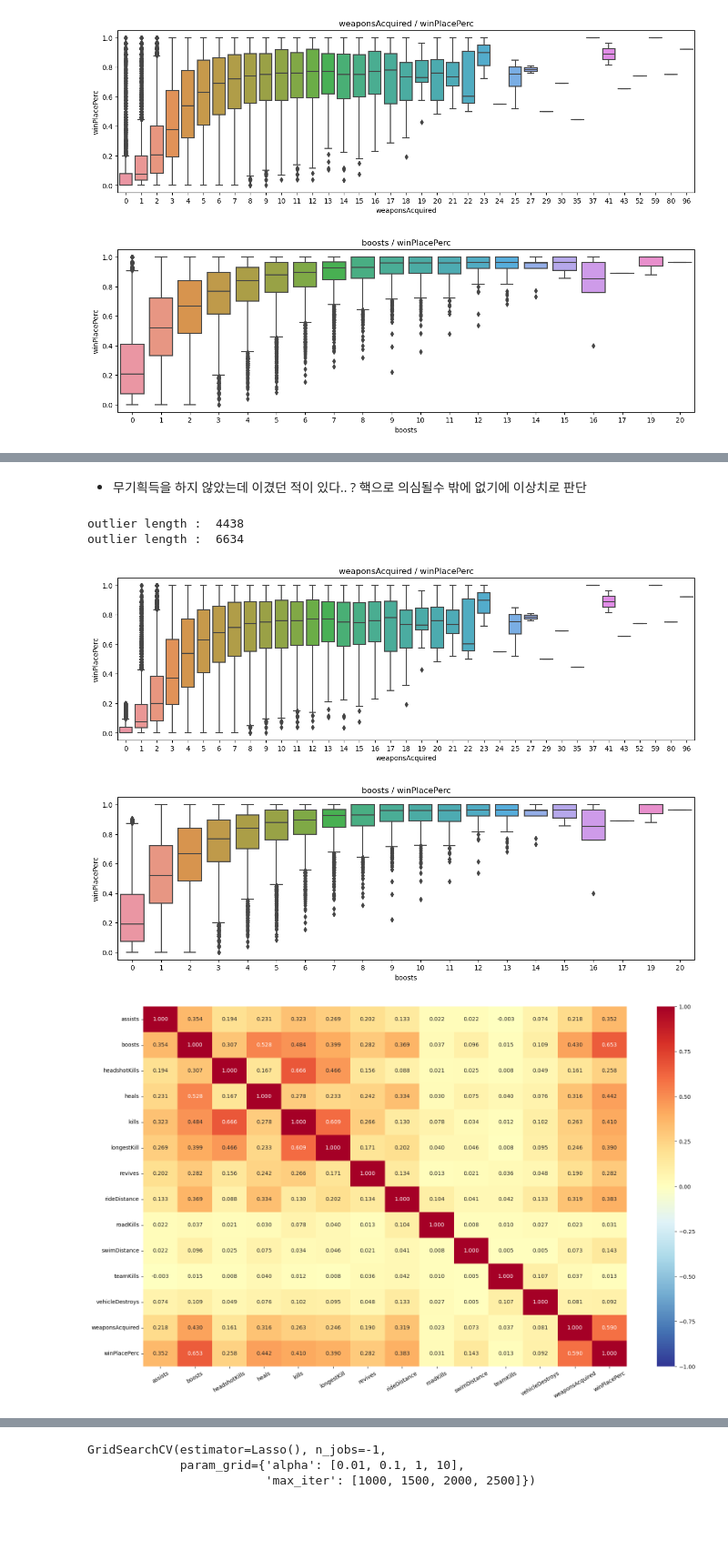
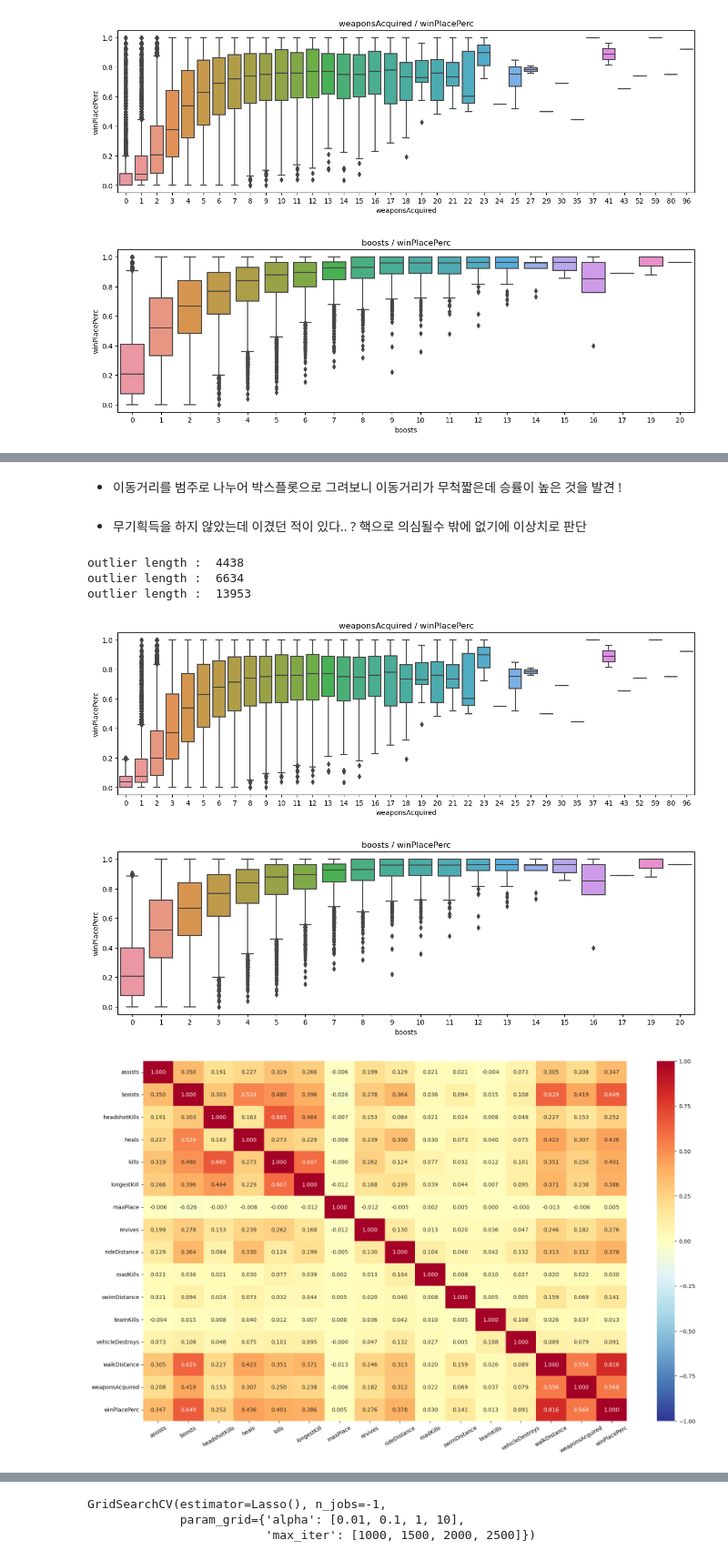
Before and after one commit to KymCat/DataProcessing, a Jupyter notebook: PUBG_Data_processing.ipynb, the cells around one changed output, grey strips where cells are left out. Shown at 91% size. Cells and saved outputs as stored; diff of their text form; code cells hidden in the pictures; blank space fills up the shorter version.

Commit message:
PUBG Data Processing Study v3

```diff
--- a/PUBG_Data_processing.ipynb
+++ b/PUBG_Data_processing.ipynb
@@ -127,8 +127,8 @@ Index(['Id', 'groupId', 'matchId', 'assists', 'boosts', 'damageDealt', 'DBNOs',
 #print(squad_data.info())
 
 # 승률 예측시 필요없는 열 삭제
-# Id groupId matchId matchType matchDuration maxPlace killPoints winPoints rankPoints REMOVE
-remove_list = ['Id', 'groupId', 'matchId', 'matchType', 'matchDuration', 'maxPlace', 'killPoints', 'winPoints', 'rankPoints']
+# Id groupId matchId matchType matchDuration killPoints winPoints rankPoints REMOVE
+remove_list = ['Id', 'groupId', 'matchId', 'matchType', 'matchDuration', 'killPoints', 'winPoints', 'rankPoints']
 temp_data = squad_data.copy()
 temp_data.drop(remove_list, axis = 1, inplace=True)
 
@@ -191,6 +188,6 @@ plt.show()
 # %%
 temp_data_2 = temp_data.copy()
-remove_list = ['numGroups', 'killPlace', 'damageDealt', 'killStreaks', 'DBNOs', 'walkDistance']
+remove_list = ['numGroups', 'killPlace', 'damageDealt', 'killStreaks', 'DBNOs']
 
 temp_data_2.drop(remove_list, axis = 1, inplace = True)
 
@@ -260,3 +269,5 @@ Text(0.5, 1.0, 'boosts / winPlacePerc')
+# %% [markdown]
+* 이동거리를 범주로 나누어 박스플롯으로 그려보니 이동거리가 무척짧은데 승률이 높은 것을 발견 !
 # %% [markdown]
 * 무기흭득을 하지 않았는데 이겼던 적이 있다.. ? 핵으로 의심될수 밖에 없기에 이상치로 판단
 # %%
@@ -279,36 +290,41 @@ def remove_outlier(data, col, remove_cg_value) :  # remove_cg_value는 이상치
 data_copy = data_input.copy()
 data_copy = remove_outlier(data_copy, 'weaponsAcquired',0)
 data_copy = remove_outlier(data_copy, 'boosts',0)
+
+remove_index = data_copy.loc[data_copy['walkDistance'] == 0.0].index
+print("outlier length : ",len(remove_index))
+data_copy.drop(remove_index, axis = 0, inplace = True)
 
 # 박스 플롯
 fig, axs = plt.subplots(2,1, figsize = (15,10))
 sns.boxplot(x = 'weaponsAcquired', y = 'winPlacePerc', data = data_copy, ax = axs[0])
 axs[0].set_title('weaponsAcquired / winPlacePerc')
 
 plt.subplots_adjust(hspace = 0.35)
 sns.boxplot(x = 'boosts', y = 'winPlacePerc', data = data_copy, ax = axs[1])
 axs[1].set_title('boosts / winPlacePerc')
 
 plt.figure(figsize = (20, 12))
 sns.heatmap(data_copy.corr(),
             annot = True,            # 숫자(상관계수) 표기 여부
             fmt = '.3f',             # 숫자 포멧 : 소수점 3자리까지 표기
             cmap = 'RdYlBu_r',       # 칼라맵
             vmin = -1, vmax = 1)     # 값의 최소, 최대값값
 plt.xticks(rotation = 30)
 plt.show()
 
 # 타켓 입력 데이터 나누기
 final_target = data_copy['winPlacePerc']
 final_input = data_copy.loc[:,:'weaponsAcquired']
 
 print("")
 print(final_input.info())
 print("-"*50)
 print(final_target.info())
 # %% [output]
 outlier length :  4438
 outlier length :  6634
+outlier length :  13953
-[figure, old version]
+[figure, new version]
-[figure, old version]
+[figure, new version]
 <class 'pandas.core.frame.DataFrame'>
```
Also changed, not shown: parts of 12 cells of this notebook.
